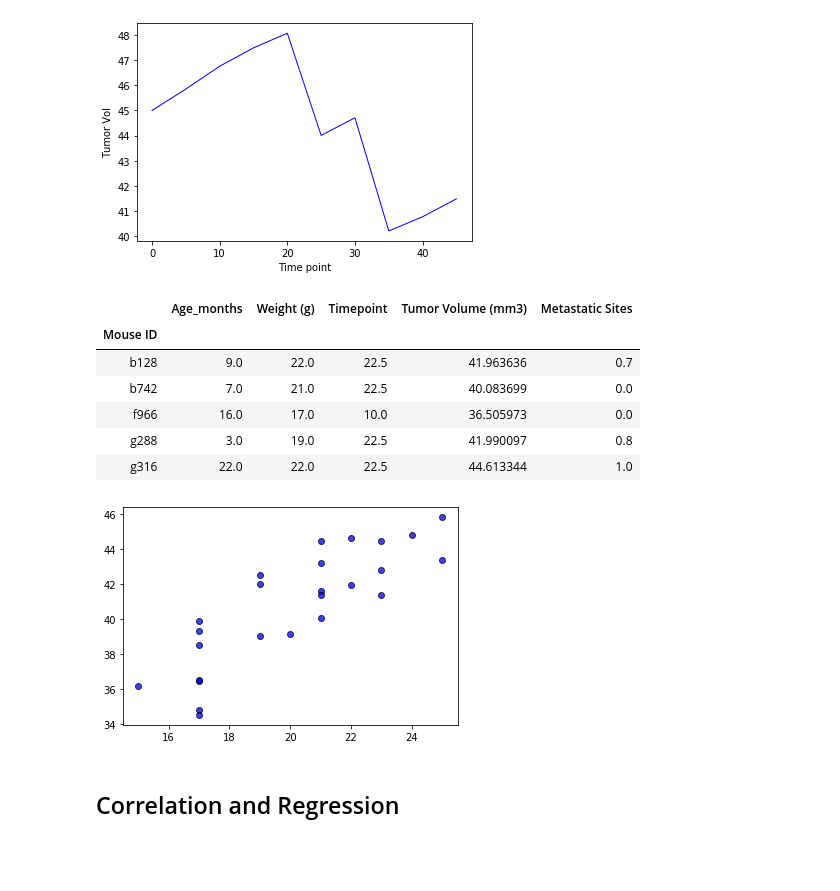
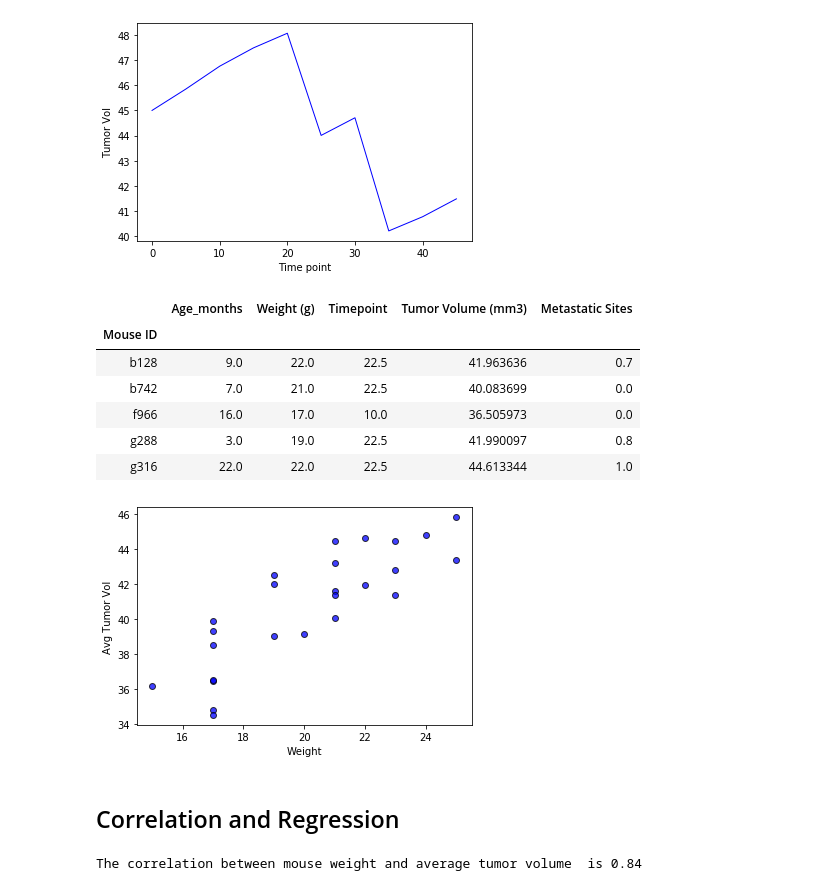
Before and after one commit to AnuinChicago/Matplotlib_Challenge, a Jupyter notebook: pymaceuticals_starter.ipynb, the cells around one changed output. Cells and saved outputs as stored; diff of their text form; code cells hidden in the pictures; blank space fills up the shorter version.

```diff
--- a/pymaceuticals_starter.ipynb
+++ b/pymaceuticals_starter.ipynb
@@ -437,27 +438,32 @@ Capomulin_s185
 # %%
 # Generate a scatter plot of mouse weight versus average tumor volume for the Capomulin regimen
 
 Capomulin_df.head()
 
 Capomulin_tumor_avg =Capomulin_df.groupby(['Mouse ID']).mean()
 Capomulin_tumor_avg
 Capomulin_new_tumor_avg_df =pd.DataFrame(Capomulin_tumor_avg)
-
-#weight =Capomulin_new_tumor_avg_df['Weight (g)']
-#weight
-plt.scatter(Capomulin_new_tumor_avg_df['Weight (g)'], Capomulin_new_tumor_avg_df['Tumor Volume (mm3)'] , marker="o", facecolors="blue", edgecolors="black", alpha=0.75)
+weight= Capomulin_new_tumor_avg_df['Weight (g)']
+avg_tumor= Capomulin_new_tumor_avg_df['Tumor Volume (mm3)']
+plt.xlabel("Weight")
+plt.ylabel("Avg Tumor Vol")
+plt.scatter(weight, avg_tumor , marker="o", facecolors="blue", edgecolors="black", alpha=0.75)
 Capomulin_new_tumor_avg_df.head()
 # %% [output]
 |  | Age_months | Weight (g) | Timepoint | Tumor Volume (mm3) | Metastatic Sites |
 | Mouse ID |  |  |  |  |  |
 | b128 | 9.0 | 22.0 | 22.5 | 41.963636 | 0.7 |
 | b742 | 7.0 | 21.0 | 22.5 | 40.083699 | 0.0 |
 | f966 | 16.0 | 17.0 | 10.0 | 36.505973 | 0.0 |
 | g288 | 3.0 | 19.0 | 22.5 | 41.990097 | 0.8 |
 | g316 | 22.0 | 22.0 | 22.5 | 44.613344 | 1.0 |
-[figure, old version]
+[figure, new version]
 # %% [markdown]
 ## Correlation and Regression
 # %%
 # Calculate the correlation coefficient and linear regression model
 # for mouse weight and average tumor volume for the Capomulin regimen
+correlation = st.pearsonr(weight,avg_tumor)
+print(f"The correlation between mouse weight and average tumor volume  is {round(correlation[0],2)}")
+# %% [output]
+The correlation between mouse weight and average tumor volume  is 0.84
```
Also changed, not shown: parts of 2 cells of this notebook.
